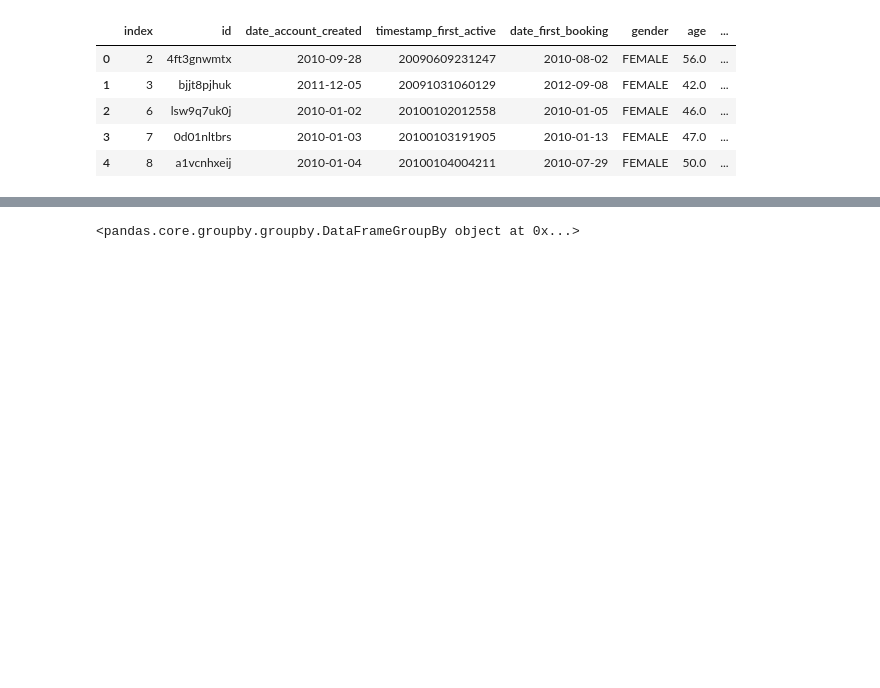
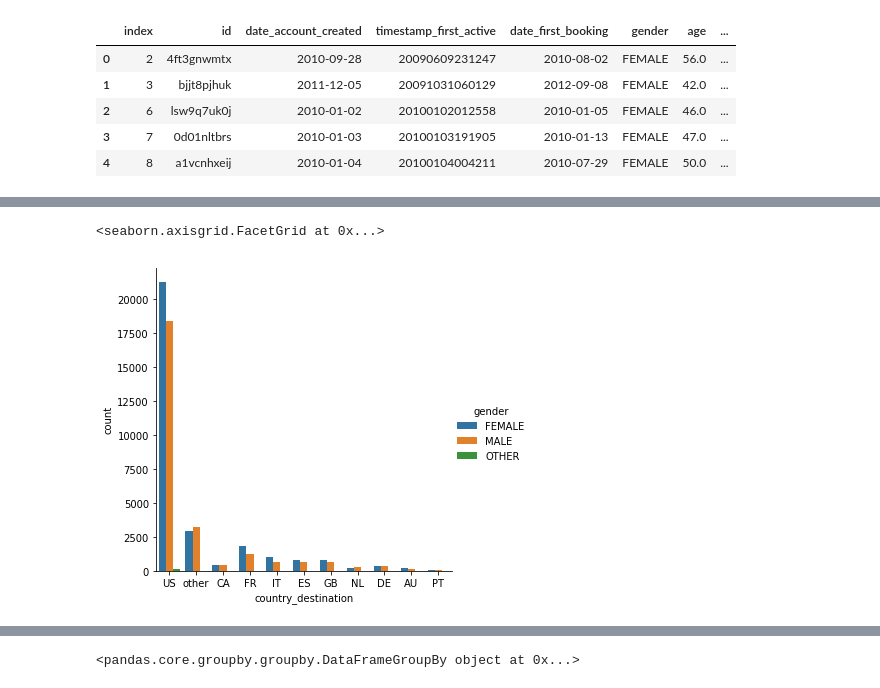
Before and after one commit to Irenejy93/Airbnb, a Jupyter notebook: capstone1.ipynb, the cells around one changed output, grey strips where cells are left out. Saved outputs shown, nothing was run; the diff lists cells and outputs as text; code cells hidden in the pictures; blank space fills up the shorter version.

```diff
--- a/capstone1.ipynb
+++ b/capstone1.ipynb
@@ -153,0 +129,8 @@ cleantrain.head()
+# %%
+sns.catplot('country_destination', hue='gender', kind='count', data=df)
+# In most of the countries female are more likely to register.
+# however, in other countries, male are more likely choose as destination.
+# Therefore, there might be relationship between gender and destination selection.
+# %% [output]
+<seaborn.axisgrid.FacetGrid at 0x...>
+[figure, added]
```
Also changed, not shown: parts of 40 cells of this notebook.
